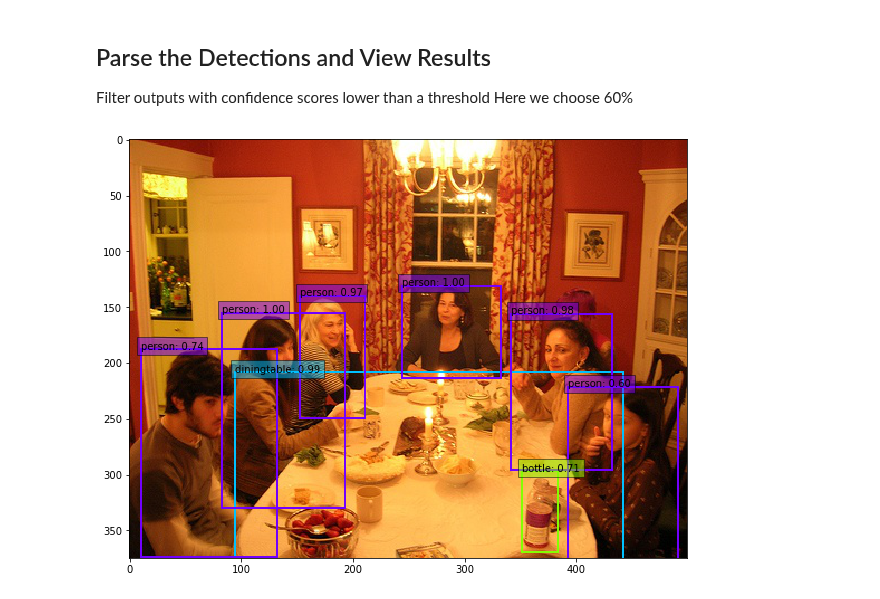
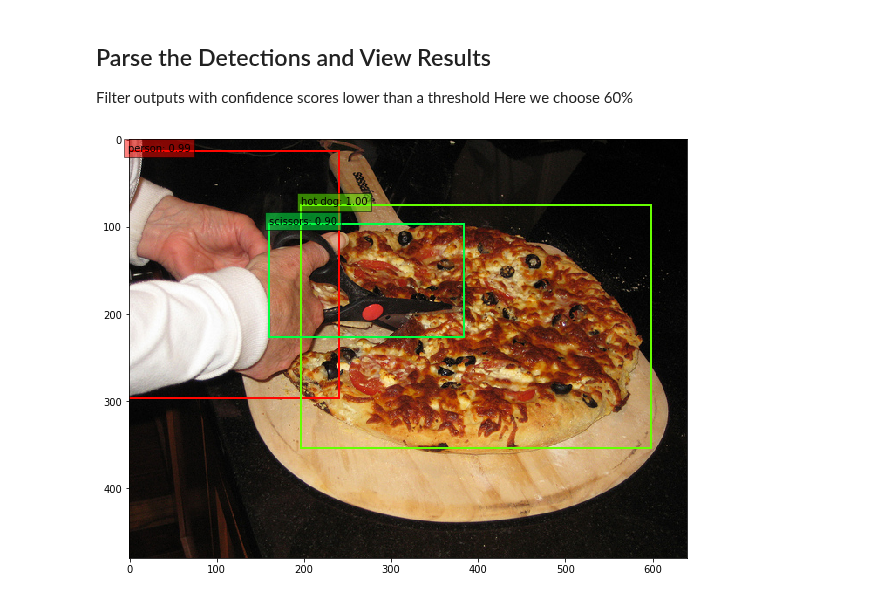
Before and after one commit to amdegroot/ssd.pytorch, a Jupyter notebook: demo/demo.ipynb, the cells around one changed output. Saved outputs shown, nothing was run; the diff lists cells and outputs as text; code cells hidden in the pictures.

Commit message:
Updated demo to use COCO dataset.

```diff
--- a/demo/demo.ipynb
+++ b/demo/demo.ipynb
@@ -24,8 +24,8 @@ from ssd import build_ssd
     and number of object classes to score (21 for VOC dataset)
 2. Next we load pretrained weights on the VOC0712 trainval dataset
 # %%
-net = build_ssd('test', 300, 21)    # initialize SSD
-net.load_weights('../weights/ssd300_mAP_77.43_v2.pth')
+net = build_ssd('test', 300, 201)    # initialize SSD
+net.load_weights('../weights/COCO.pth')
 # %% [output]
 Loading weights into state dict...
 Finished!
@@ -36,10 +36,10 @@ Finished!
 # image = cv2.imread('./data/example.jpg', cv2.IMREAD_COLOR)  # uncomment if dataset not downloaded
 %matplotlib inline
 from matplotlib import pyplot as plt
-from data import VOCDetection, VOC_ROOT, VOCAnnotationTransform
+from data import COCODetection, COCO_ROOT, COCOAnnotationTransform
 # here we specify year (07 or 12) and dataset ('test', 'val', 'train')
-testset = VOCDetection(VOC_ROOT, [('2007', 'val')], None, VOCAnnotationTransform())
-img_id = 60
+testset = COCODetection(COCO_ROOT, transform=COCOAnnotationTransform())
+img_id = 10000
 image = testset.pull_image(img_id)
 rgb_image = cv2.cvtColor(image, cv2.COLOR_BGR2RGB)
 # View the sampled input image before transform
@@ -76,28 +81,28 @@ y = net(xx)
 Filter outputs with confidence scores lower than a threshold
 Here we choose 60%
 # %%
-from data import VOC_CLASSES as labels
+from data import COCO_CLASSES as labels
 top_k=10
 
 plt.figure(figsize=(10,10))
-colors = plt.cm.hsv(np.linspace(0, 1, 21)).tolist()
+colors = plt.cm.hsv(np.linspace(0, 1, 201)).tolist()
 plt.imshow(rgb_image)  # plot the image for matplotlib
 currentAxis = plt.gca()
 
 detections = y.data
 # scale each detection back up to the image
 scale = torch.Tensor(rgb_image.shape[1::-1]).repeat(2)
 for i in range(detections.size(1)):
     j = 0
     while detections[0,i,j,0] >= 0.6:
         score = detections[0,i,j,0]
         label_name = labels[i-1]
         display_txt = '%s: %.2f'%(label_name, score)
         pt = (detections[0,i,j,1:]*scale).cpu().numpy()
         coords = (pt[0], pt[1]), pt[2]-pt[0]+1, pt[3]-pt[1]+1
         color = colors[i]
         currentAxis.add_patch(plt.Rectangle(*coords, fill=False, edgecolor=color, linewidth=2))
         currentAxis.text(pt[0], pt[1], display_txt, bbox={'facecolor':color, 'alpha':0.5})
         j+=1
 # %% [output]
-[figure, old version]
+[figure, new version]
```
Also changed, not shown: parts of 2 cells of this notebook.
